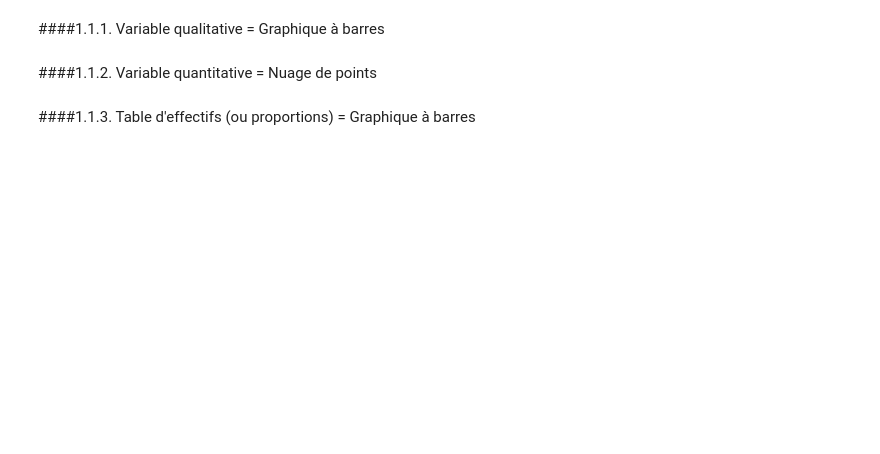
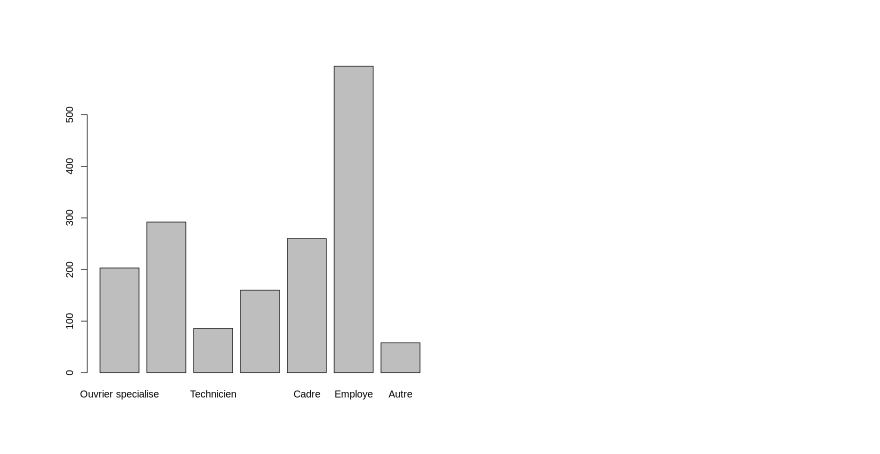
Before and after one commit to Cours-EDUlib/FAS-ISDS, a Jupyter notebook: module-4/4_3_graphiques.ipynb, the cells around one changed output. Drawn from its saved outputs; the diff is of its cells as text; code cells hidden in the pictures; blank space fills up the shorter version.

```diff
--- a/module-4/4_3_graphiques.ipynb
+++ b/module-4/4_3_graphiques.ipynb
@@ -31,2 +11,0 @@ bd <- hdv2003
-# %% [markdown]
-####1.1.1. Variable qualitative = Graphique à barres
@@ -35,2 +11,0 @@ plot(bd$trav.satisf)
-# %% [markdown]
-####1.1.2. Variable quantitative = Nuage de points
@@ -39,2 +12,4 @@ plot(bd$freres.soeurs)
-# %% [markdown]
-####1.1.3. Table d'effectifs (ou proportions) = Graphique à barres
+# %%
+plot(bd$qualif) # var quali = graphique à barres
+# %% [output]
+[figure, added]
```
Also changed, not shown: parts of 79 cells of this notebook.
